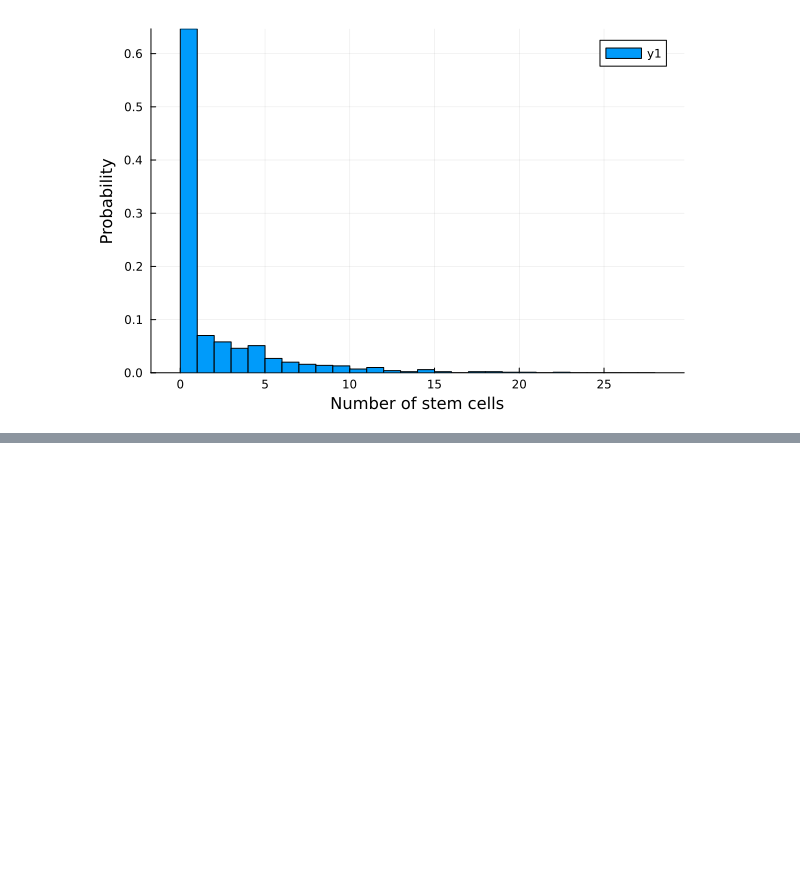
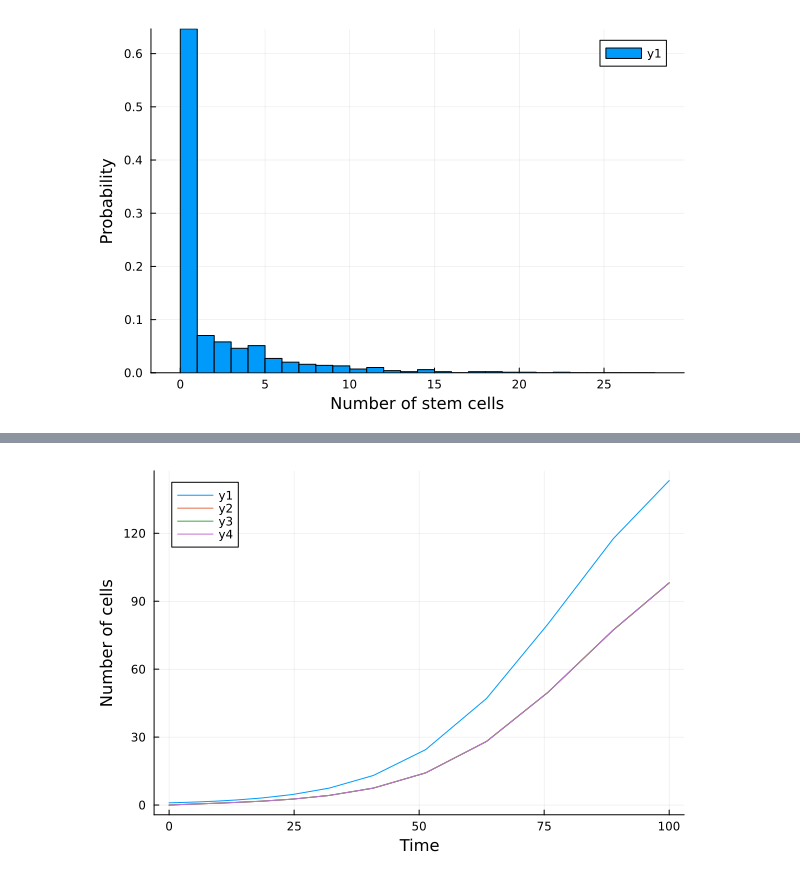
Before and after one commit to zancaa/trees-of-life, a Jupyter notebook: stochastic_logistic_growth.ipynb, the cells around one changed output, grey strips where cells are left out. Saved outputs shown, nothing was run; the diff lists cells and outputs as text; code cells hidden in the pictures; blank space fills up the shorter version.

Commit message:
Stem, erythroid, lymphoid and myeloid cells

```diff
--- a/stochastic_logistic_growth.ipynb
+++ b/stochastic_logistic_growth.ipynb
@@ -111,0 +209,18 @@ histogram(ns,
+# %%
+# Solve the corresponding ODEs (okay for large numbers of cells)
+using DifferentialEquations
+
+prob = ODEProblem(differentiation_network, u0, (0, tmax), p)
+sol = solve(prob);
+# %%
+using Plots
+
+plot(sol.t, sol[:S],
+     xlabel="Time",
+     ylabel="Number of cells")
+
+plot!(sol.t, sol[:L])
+plot!(sol.t, sol[:E])
+plot!(sol.t, sol[:M])
+# %% [output]
+[figure, added]
```
Also changed, not shown: parts of 5 cells of this notebook.
